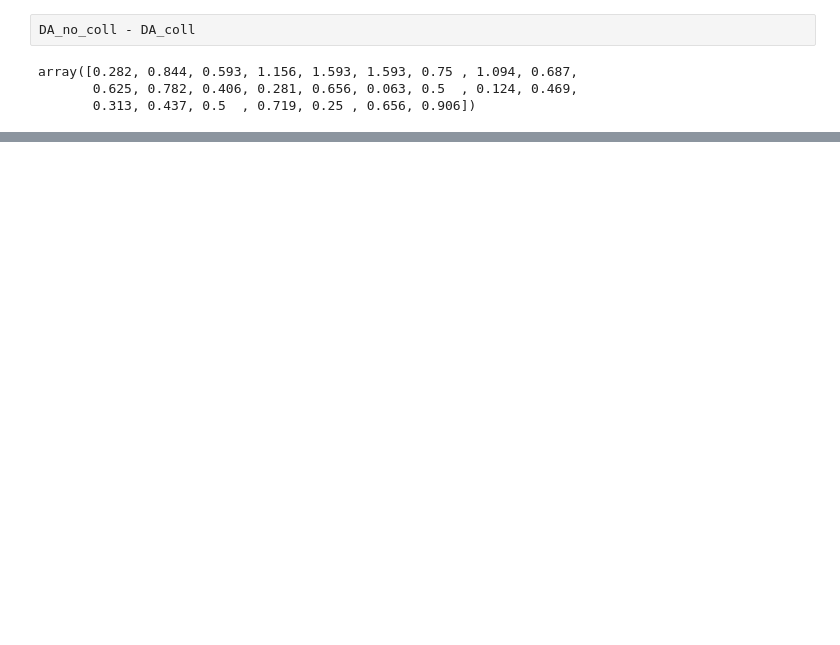
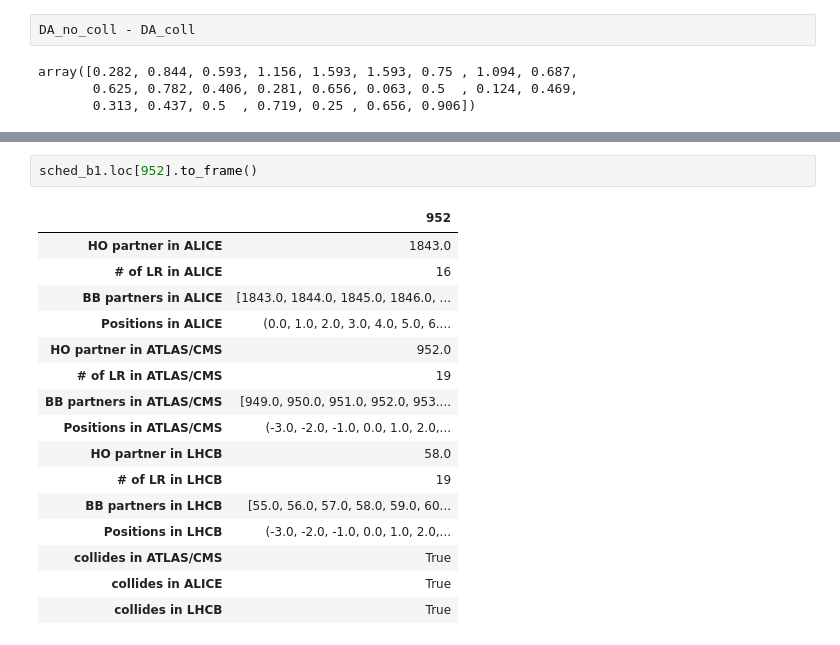
Before and after one commit to yangelis/example_DA_study, a Jupyter notebook: master_study/analysis/bbb/analysis_opt_flathv_75_1500_withBB_chroma15_eol_bbb_2228.ipynb, the cells around one changed output, grey strips where cells are left out. Saved outputs shown, nothing was run; the diff lists cells and outputs as text; blank space fills up the shorter version.

```diff
--- a/master_study/analysis/bbb/analysis_opt_flathv_75_1500_withBB_chroma15_eol_bbb_2228.ipynb
+++ b/master_study/analysis/bbb/analysis_opt_flathv_75_1500_withBB_chroma15_eol_bbb_2228.ipynb
@@ -242,0 +261,19 @@ len(array_c[:,0])
+# %%
+sched_b1.loc[952].to_frame()
+# %% [output]
+|  | 952 |
+| HO partner in ALICE | 1843.0 |
+| # of LR in ALICE | 16 |
+| BB partners in ALICE | [1843.0, 1844.0, 1845.0, 1846.0, ... |
+| Positions in ALICE | (0.0, 1.0, 2.0, 3.0, 4.0, 5.0, 6.... |
+| HO partner in ATLAS/CMS | 952.0 |
+| # of LR in ATLAS/CMS | 19 |
+| BB partners in ATLAS/CMS | [949.0, 950.0, 951.0, 952.0, 953.... |
+| Positions in ATLAS/CMS | (-3.0, -2.0, -1.0, 0.0, 1.0, 2.0,... |
+| HO partner in LHCB | 58.0 |
+| # of LR in LHCB | 19 |
+| BB partners in LHCB | [55.0, 56.0, 57.0, 58.0, 59.0, 60... |
+| Positions in LHCB | (-3.0, -2.0, -1.0, 0.0, 1.0, 2.0,... |
+| collides in ATLAS/CMS | True |
+| collides in ALICE | True |
+| collides in LHCB | True |
```
Also changed, not shown: parts of 3 cells of this notebook, 11 other files.
